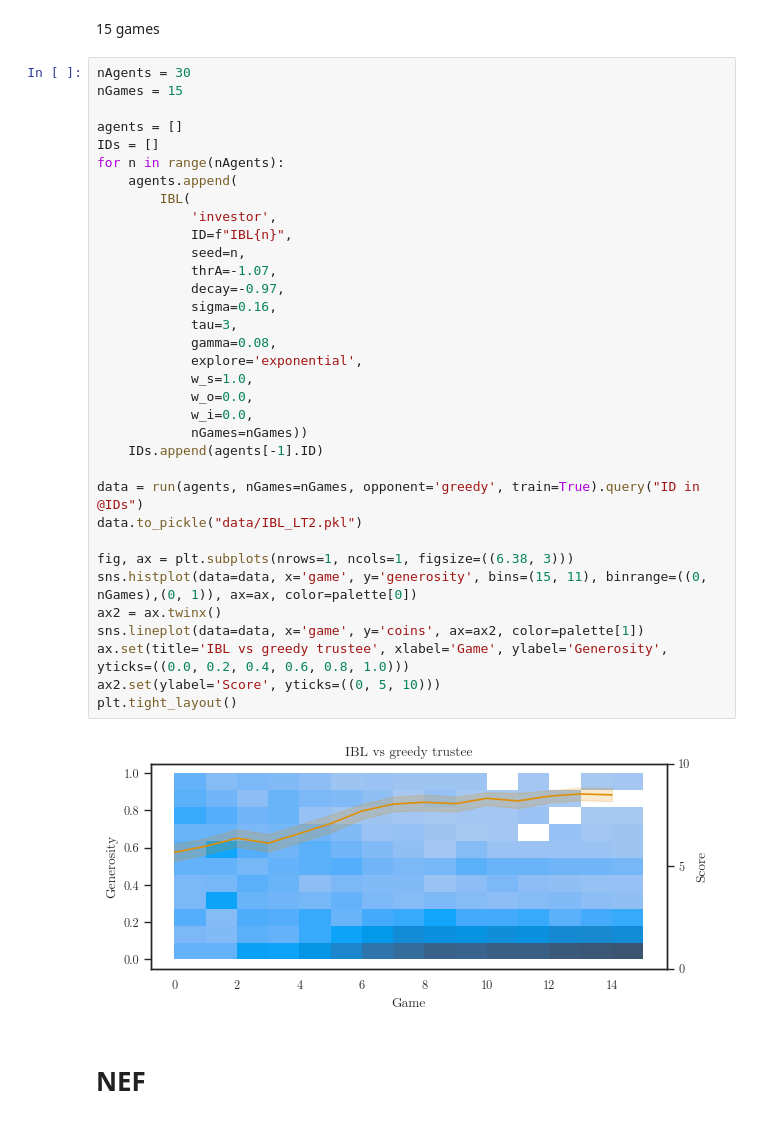
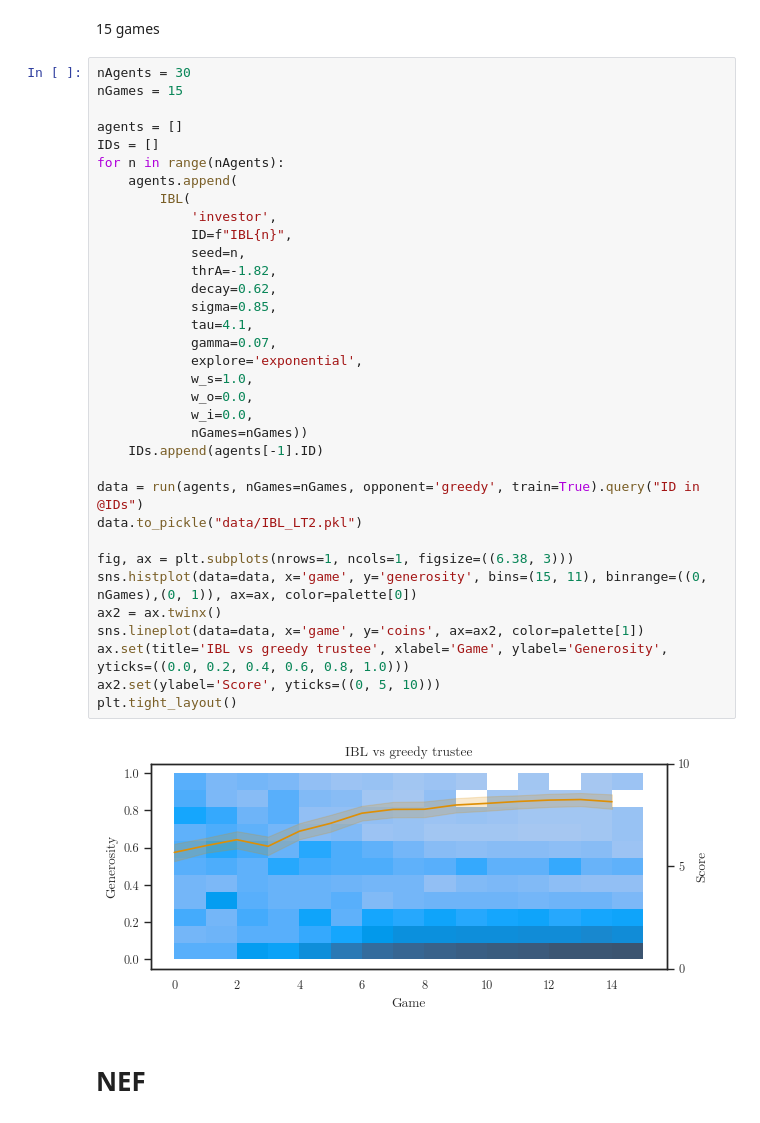
Before and after one commit to psipeter/social-value-orientation, a Jupyter notebook: experiment1.ipynb, the cells around one changed output. Cells and saved outputs as stored; diff of their text form.

```diff
--- a/experiment1.ipynb
+++ b/experiment1.ipynb
@@ -137,39 +137,39 @@ plt.tight_layout()
 # %%
 nAgents = 30
 nGames = 15
 
 agents = []
 IDs = []
 for n in range(nAgents):
     agents.append(
         IBL(
             'investor',
             ID=f"IBL{n}",
             seed=n,
-            thrA=-1.07,
-            decay=-0.97,
-            sigma=0.16,
-            tau=3,
-            gamma=0.08,
+            thrA=-1.82,
+            decay=0.62,
+            sigma=0.85,
+            tau=4.1,
+            gamma=0.07,
             explore='exponential',
             w_s=1.0,
             w_o=0.0,
             w_i=0.0,
             nGames=nGames))
     IDs.append(agents[-1].ID)
 
 data = run(agents, nGames=nGames, opponent='greedy', train=True).query("ID in @IDs")
 data.to_pickle("data/IBL_LT2.pkl")
 
 fig, ax = plt.subplots(nrows=1, ncols=1, figsize=((6.38, 3)))
 sns.histplot(data=data, x='game', y='generosity', bins=(15, 11), binrange=((0, nGames),(0, 1)), ax=ax, color=palette[0])
 ax2 = ax.twinx()
 sns.lineplot(data=data, x='game', y='coins', ax=ax2, color=palette[1])
 ax.set(title='IBL vs greedy trustee', xlabel='Game', ylabel='Generosity', yticks=((0.0, 0.2, 0.4, 0.6, 0.8, 1.0)))
 ax2.set(ylabel='Score', yticks=((0, 5, 10)))
 plt.tight_layout()
 # %% [output]
-[figure, old version]
+[figure, new version]
 # %% [markdown]
 # NEF
 # %% [markdown]
```
Also changed, not shown: parts of 1 cell of this notebook, 5 other files.
